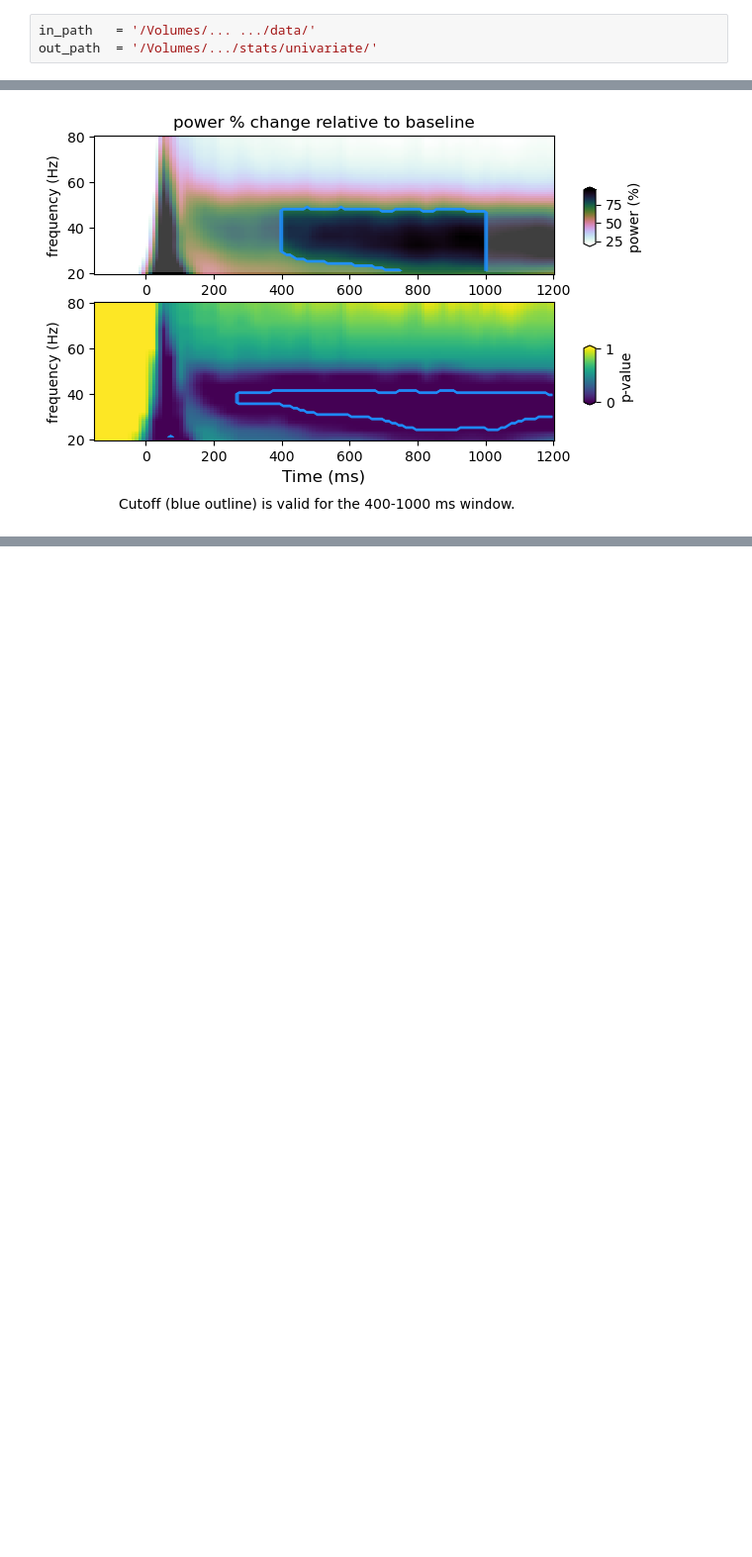
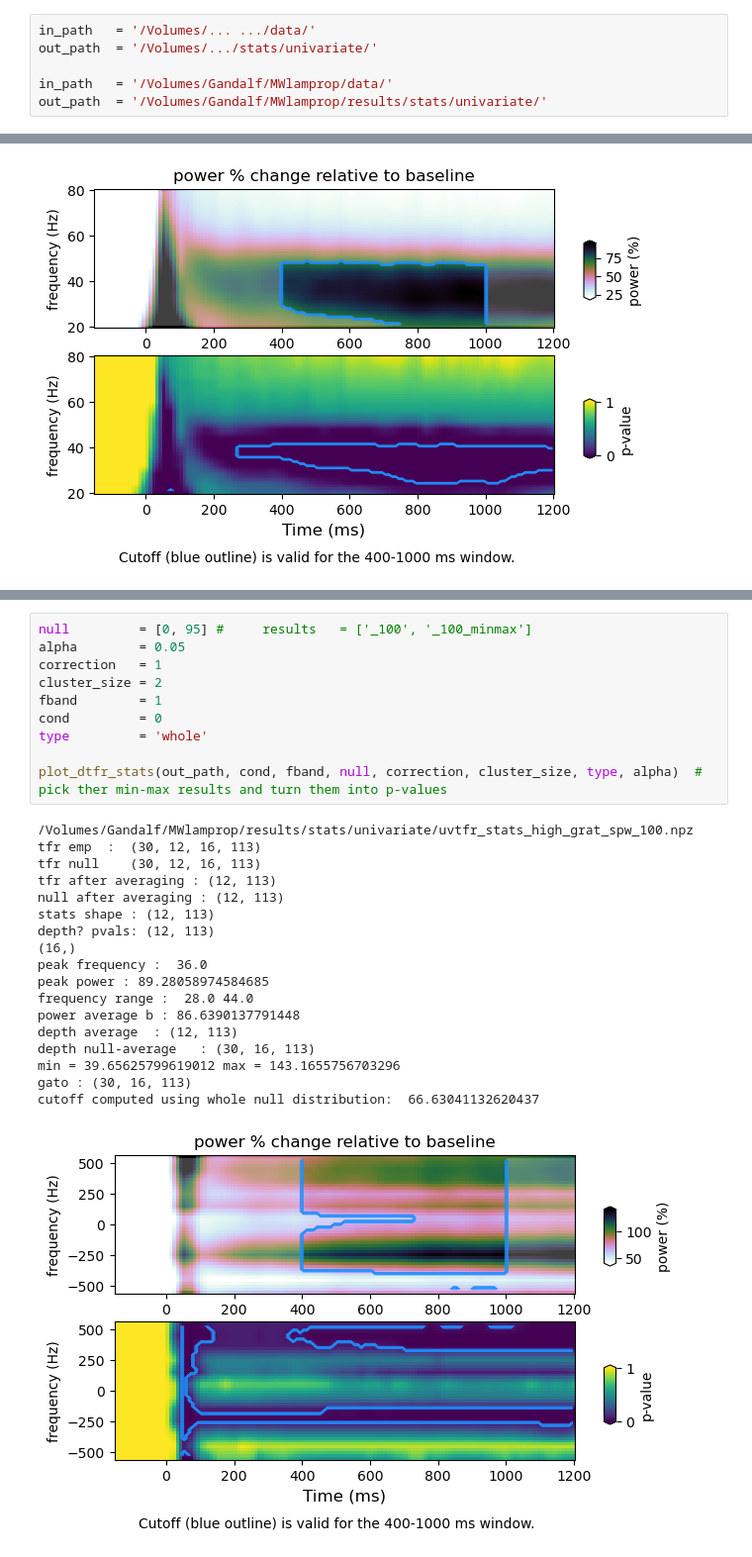
Before and after one commit to nicogravel/tfrStats, a Jupyter notebook: docs/html/notebooks/statistical_approach.ipynb, the cells around one changed output, grey strips where cells are left out. Shown at 99% size. Cells and saved outputs as stored; diff of their text form; blank space fills up the shorter version.

```diff
--- a/docs/html/notebooks/statistical_approach.ipynb
+++ b/docs/html/notebooks/statistical_approach.ipynb
@@ -778,6 +778,9 @@ def coloroffset(min_val, max_val, k):
 # %%
 in_path   = '/Volumes/... .../data/'
 out_path  = '/Volumes/.../stats/univariate/'
+
+in_path   = '/Volumes/Gandalf/MWlamprop/data/'
+out_path  = '/Volumes/Gandalf/MWlamprop/results/stats/univariate/'
 # %% [markdown]
 ## Compute p-values
 
@@ -867,0 +1280,29 @@ cutoff computed using whole null distribution:  70.79162686024465
+# %%
+null         = [0, 95] #     results   = ['_100', '_100_minmax']
+alpha        = 0.05
+correction   = 1
+cluster_size = 2
+fband        = 1
+cond         = 0
+type         = 'whole'
+
+plot_dtfr_stats(out_path, cond, fband, null, correction, cluster_size, type, alpha)  # pick ther min-max results and turn them into p-values
+# %% [output]
+/Volumes/Gandalf/MWlamprop/results/stats/univariate/uvtfr_stats_high_grat_spw_100.npz
+tfr emp  :  (30, 12, 16, 113)
+tfr null    (30, 12, 16, 113)
+tfr after averaging : (12, 113)
+null after averaging : (12, 113)
+stats shape : (12, 113)
+depth? pvals: (12, 113)
+(16,)
+peak frequency :  36.0
+peak power : 89.28058974584685
+frequency range :  28.0 44.0
+power average b : 86.6390137791448
+depth average  : (12, 113)
+depth null-average   : (30, 16, 113)
+min = 39.65625799619012 max = 143.1655756703296
+gato : (30, 16, 113)
+cutoff computed using whole null distribution:  66.63041132620437
+[figure, added]
```
Also changed, not shown: parts of 3 cells of this notebook, 7 other files.
